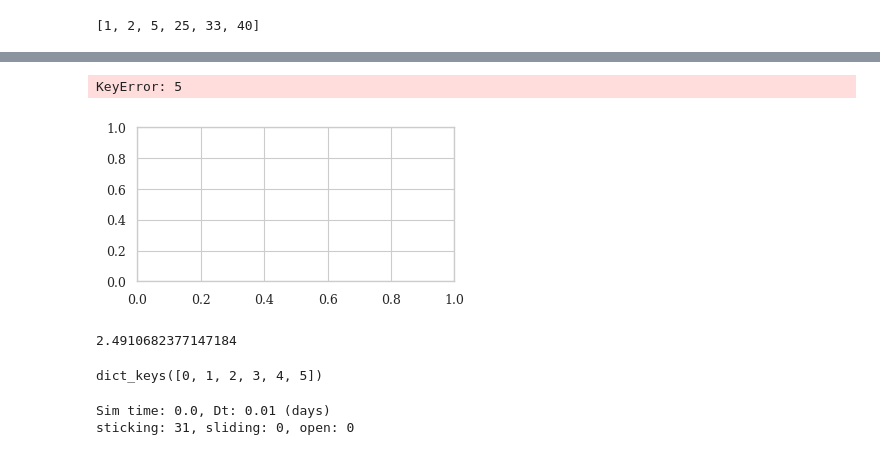
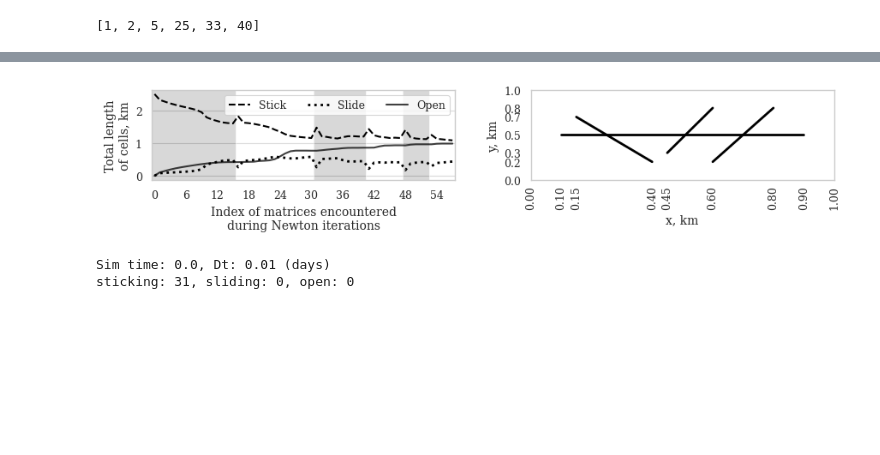
Before and after one commit to pmgbergen/FTHM-Solver, a Jupyter notebook: experiments/experiment_mandel_2_results.ipynb, the cells around one changed output, grey strips where cells are left out. Saved outputs shown, nothing was run; the diff lists cells and outputs as text; code cells hidden in the pictures; blank space fills up the shorter version.

```diff
--- a/experiments/experiment_mandel_2_results.ipynb
+++ b/experiments/experiment_mandel_2_results.ipynb
@@ -189,50 +177,52 @@ plt.figure(figsize=(3.5,2))
 # %%
+import latex_header
+
+pts_list = np.array(
+    [
+        [[0.1, 0.9], [0.5, 0.5]],
+        [[0.15, 0.4], [0.7, 0.2]],
+        [[0.45, 0.6], [0.3, 0.8]],
+        [[0.6, 0.8], [0.2, 0.8]],
+    ]
+) * 1
+
 plt.figure(figsize=(9,2))
 plt.subplot(1, 2, 1)
 marker = None
 entry = data[5]
 frac_len_mean = np.mean(load_data(f"../stats/dofs_info_stats_geo0.2x{40}_sol{2}_ph{1}_bb{2}_fr{1}.json")["cell_volumes"]) / 1000
 
 st, sl, op = get_num_sticking_sliding_open(entry)
 color_time_steps(entry, fill=True, grid=False, legend=False)
 plt.gca().grid(False)
 plt.gca().grid(True, which="major", axis="y")
-plt.plot(np.array(st) * frac_len_mean, label="Stick", marker=marker, color=COLOR_STICKING)
-plt.plot(np.array(sl) * frac_len_mean, label="Slide", marker=marker, color=COLOR_SLIDING)
-plt.plot(np.array(op) * frac_len_mean, label="Open", marker=marker, color=COLOR_OPEN)
+plt.plot(np.array(st) * frac_len_mean, label="Stick", marker=marker, color='black', linestyle='--', linewidth=1.5)
+plt.plot(np.array(sl) * frac_len_mean, label="Slide", marker=marker, color='black', linestyle=':', linewidth=2)
+plt.plot(np.array(op) * frac_len_mean, label="Open", marker=marker, color='black', linestyle='-', linewidth=1.5, alpha=0.75)
 plt.xlabel('Index of matrices encountered\nduring Newton iterations')
 plt.ylabel('Total length\nof cells, km')
 plt.legend(ncol=3, loc='upper right', fancybox=True)
 
 plt.subplot(1, 2, 2)
 
 for frac in pts_list:
     plt.plot(frac[0], frac[1], linewidth=2, color='black')
 
 plt.xticks(np.array([0, 0.1, 0.15, 0.4, 0.45, 0.6, 0.8, 0.9, 1]) * 1, rotation=90, horizontalalignment='center', verticalalignment='center_baseline')
 plt.yticks(np.array([0, 0.2, 0.3, 0.5, 0.7, 0.8, 1]) * 1)
 
 plt.xlim(0, 1)
 plt.ylim(0, 1)
 plt.ylabel('y, km')
 plt.xlabel('x, km')
 plt.tight_layout()
 plt.grid()
 
 plt.subplots_adjust(left=None, bottom=None, right=None, top=None, wspace=0.25, hspace=None)
 
 plt.savefig('fractures.pdf')
 # %% [output]
-KeyError: 5
-[figure, old version]
+[figure, new version]
-# %%
- np.mean(load_data(f"../stats/dofs_info_stats_geo0.2x{40}_sol{2}_ph{1}_bb{2}_fr{1}.json")["cell_volumes"])
-# %% [output]
-2.4910682377147184
-# %%
-data.keys()
-# %% [output]
-dict_keys([0, 1, 2, 3, 4, 5])
 # %%
 from itertools import product
 import numpy as np
```
Also changed, not shown: parts of 4 cells of this notebook, 8 other files.
